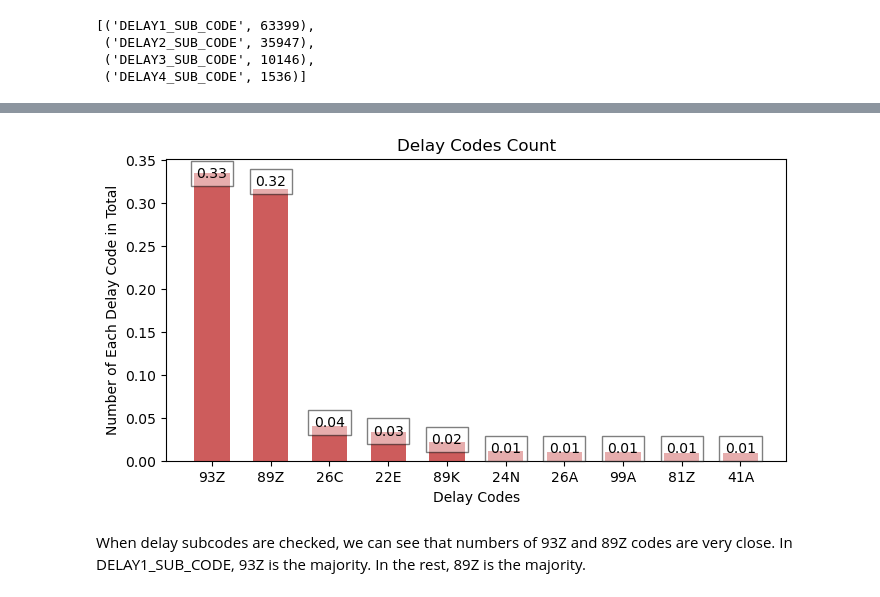
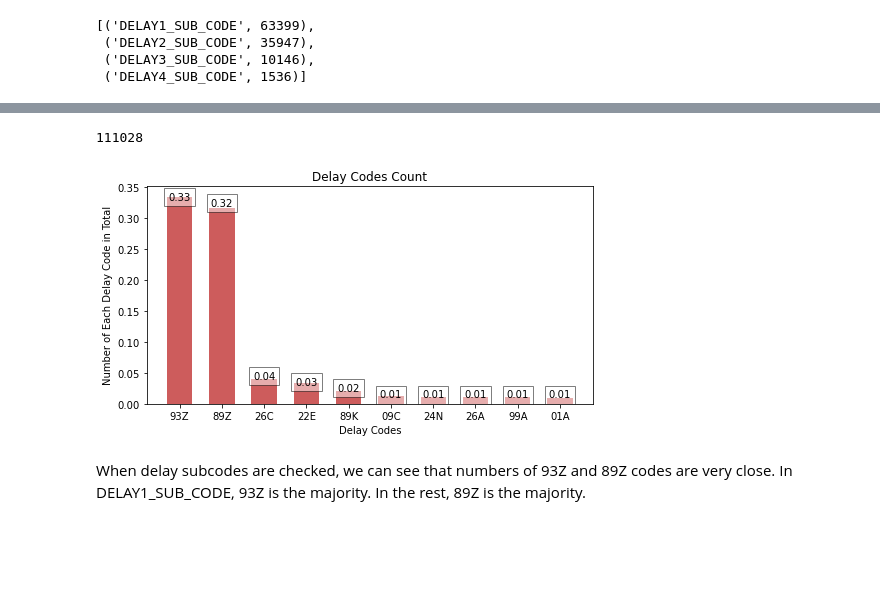
Before and after one commit to ihkaraman/thy-datathon-21, a Jupyter notebook: project3/1-2_subcode_analysis.ipynb, the cells around one changed output, grey strips where cells are left out. Saved outputs shown, nothing was run; the diff lists cells and outputs as text; code cells hidden in the pictures; blank space fills up the shorter version.

```diff
--- a/project3/1-2_subcode_analysis.ipynb
+++ b/project3/1-2_subcode_analysis.ipynb
@@ -184,3 +184,5 @@ if __name__ == '__main__':
 # %%
 delaycodesofflight = [('DELAY1_SUB_CODE',sum(df['DELAY1_SUB_CODE'].value_counts())),('DELAY2_SUB_CODE',sum(df['DELAY2_SUB_CODE'].value_counts())),
                       ('DELAY3_SUB_CODE',sum(df['DELAY3_SUB_CODE'].value_counts())),('DELAY4_SUB_CODE',sum(df['DELAY4_SUB_CODE'].value_counts()))]
+# %%
+subcode_columns = ['DELAY1_SUB_CODE', 'DELAY2_SUB_CODE', 'DELAY3_SUB_CODE', 'DELAY4_SUB_CODE']
@@ -268,43 +270,43 @@ def take_second(elem):
 listdelaycodes = sorted(listdelaycodes, key= take_second, reverse=True)
 # %%
 listdelaycodes = [(i,j/111028) for i, j in listdelaycodes]
+# %%
+df[subcode_columns].stack().shape[0]
+# %% [output]
+111028
 # %%
 %matplotlib inline
-plt.rcParams.update({'figure.figsize':(9,5), 'figure.dpi':100})
 
 def addlabels(x,y):
     for i in range(len(x)):
         plt.text(i, round(y[i],2),round(y[i],2), ha = 'center',
                  Bbox = dict(facecolor = 'white', alpha = .5))
 
+delay_counts = df[subcode_columns].stack().reset_index()[0].value_counts().nlargest(10)
+# creating data on which bar chart will be plot
+x = delay_counts.index
+y = delay_counts.values / df[subcode_columns].stack().shape[0]
 
+# setting figure size by using figure() function
+plt.figure(figsize = (8,4))
 
-if __name__ == '__main__':
+# making the bar chart on the data with color red
+plt.bar(x, y, width=0.6, color = 'indianred')
 
-    # creating data on which bar chart will be plot
-    x = pd.DataFrame(listdelaycodes)[0]
-    y = pd.DataFrame(listdelaycodes)[1]
+# calling the function to add value labels
+addlabels(x, y)
 
-    # setting figure size by using figure() function
-    plt.figure(figsize = (8,4))
+# giving title to the plot
+plt.title("Delay Codes Count")
 
-    # making the bar chart on the data with color red
-    plt.bar(x, y, width=0.6, color = 'indianred')
+# giving X and Y labels
+plt.xlabel("Delay Codes")
+plt.ylabel("Number of Each Delay Code in Total")
 
-    # calling the function to add value labels
-    addlabels(x, y)
-
-    # giving title to the plot
-    plt.title("Delay Codes Count")
-
-    # giving X and Y labels
-    plt.xlabel("Delay Codes")
-    plt.ylabel("Number of Each Delay Code in Total")
-
-    # visualizing the plot
-    plt.show()
+# visualizing the plot
+plt.show()
 # %% [output]
-[figure, old version]
+[figure, new version]
 # %% [markdown]
 When delay subcodes are checked, we can see that numbers of 93Z and 89Z codes are very close. In DELAY1_SUB_CODE, 93Z is the majority. In the rest, 89Z is the majority.
 # %% [markdown]
```
Also changed, not shown: parts of 41 cells of this notebook, 7 other files.
